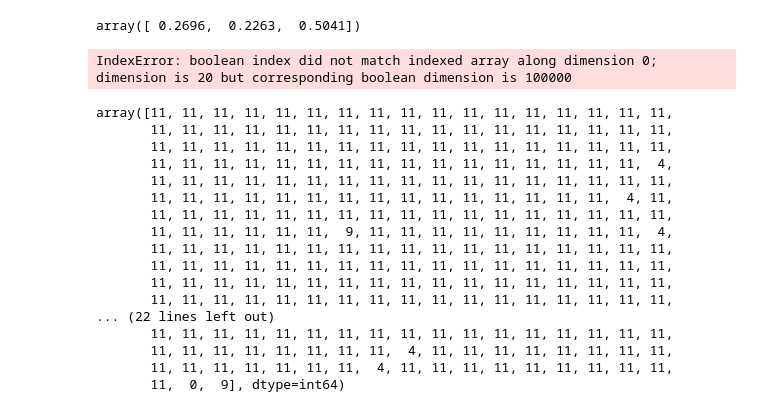
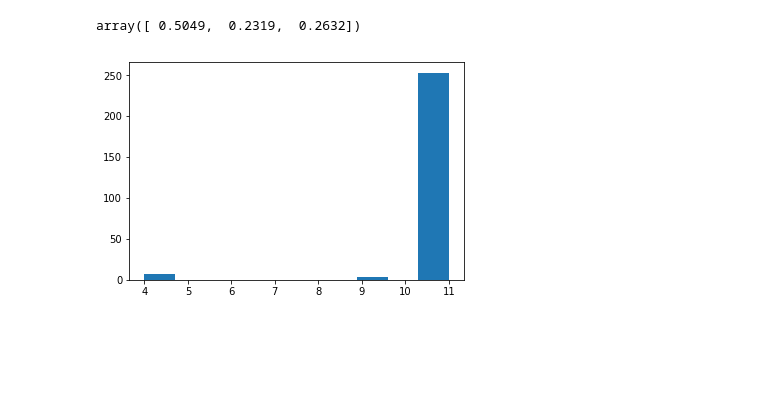
Before and after one commit to tchnvkng/python_notebooks, a Jupyter notebook: premier_league/pl.ipynb, the cells around one changed output. Drawn from its saved outputs; the diff is of its cells as text; code cells hidden in the pictures; blank space fills up the shorter version.

```diff
--- a/premier_league/pl.ipynb
+++ b/premier_league/pl.ipynb
@@ -77,4 +72,0 @@ array([ 0.2488,  0.191 ,  0.5602])
-# %%
-chelsea+manu
-# %% [output]
-array([ 0.2696,  0.2263,  0.5041])
@@ -83,24 +73,9 @@ pl=seasons['EN']
+# %%
+manu+chelsea
+# %% [output]
+array([ 0.5049,  0.2319,  0.2632])
 # %%
-plt.hist(pl.PointsPerTeam[pl.PointsPerTeam.argmax(axis=0)!=10].argmax(axis=0))
+pl=seasons['EN']
+plt.hist(pl.PointsPerTeam[:,pl.PointsPerTeam.argmax(axis=0)!=10].argmax(axis=0));
 # %% [output]
-IndexError: boolean index did not match indexed array along dimension 0; dimension is 20 but corresponding boolean dimension is 100000
+[figure, added]
-# %%
-pl.PointsPerTeam[:,pl.PointsPerTeam.argmax(axis=0)!=10].argmax(axis=0)
-# %% [output]
-array([11, 11, 11, 11, 11, 11, 11, 11, 11, 11, 11, 11, 11, 11, 11, 11, 11,
-       11, 11, 11, 11, 11, 11, 11, 11, 11, 11, 11, 11, 11, 11, 11, 11, 11,
-       11, 11, 11, 11, 11, 11, 11, 11, 11, 11, 11, 11, 11, 11, 11, 11, 11,
-       11, 11, 11, 11, 11, 11, 11, 11, 11, 11, 11, 11, 11, 11, 11, 11,  4,
-       11, 11, 11, 11, 11, 11, 11, 11, 11, 11, 11, 11, 11, 11, 11, 11, 11,
-       11, 11, 11, 11, 11, 11, 11, 11, 11, 11, 11, 11, 11, 11, 11,  4, 11,
-       11, 11, 11, 11, 11, 11, 11, 11, 11, 11, 11, 11, 11, 11, 11, 11, 11,
-       11, 11, 11, 11, 11, 11,  9, 11, 11, 11, 11, 11, 11, 11, 11, 11,  4,
-       11, 11, 11, 11, 11, 11, 11, 11, 11, 11, 11, 11, 11, 11, 11, 11, 11,
-       11, 11, 11, 11, 11, 11, 11, 11, 11, 11, 11, 11, 11, 11, 11, 11, 11,
-       11, 11, 11, 11, 11, 11, 11, 11, 11, 11, 11, 11, 11, 11, 11, 11, 11,
-       11, 11, 11, 11, 11, 11, 11, 11, 11, 11, 11, 11, 11, 11, 11, 11, 11,
-... (22 lines left out)
-       11, 11, 11, 11, 11, 11, 11, 11, 11, 11, 11, 11, 11, 11, 11, 11, 11,
-       11, 11, 11, 11, 11, 11, 11, 11,  4, 11, 11, 11, 11, 11, 11, 11, 11,
-       11, 11, 11, 11, 11, 11, 11,  4, 11, 11, 11, 11, 11, 11, 11, 11, 11,
-       11,  0,  9], dtype=int64)
```
Also changed, not shown: parts of 8 cells of this notebook, 1 other file.
